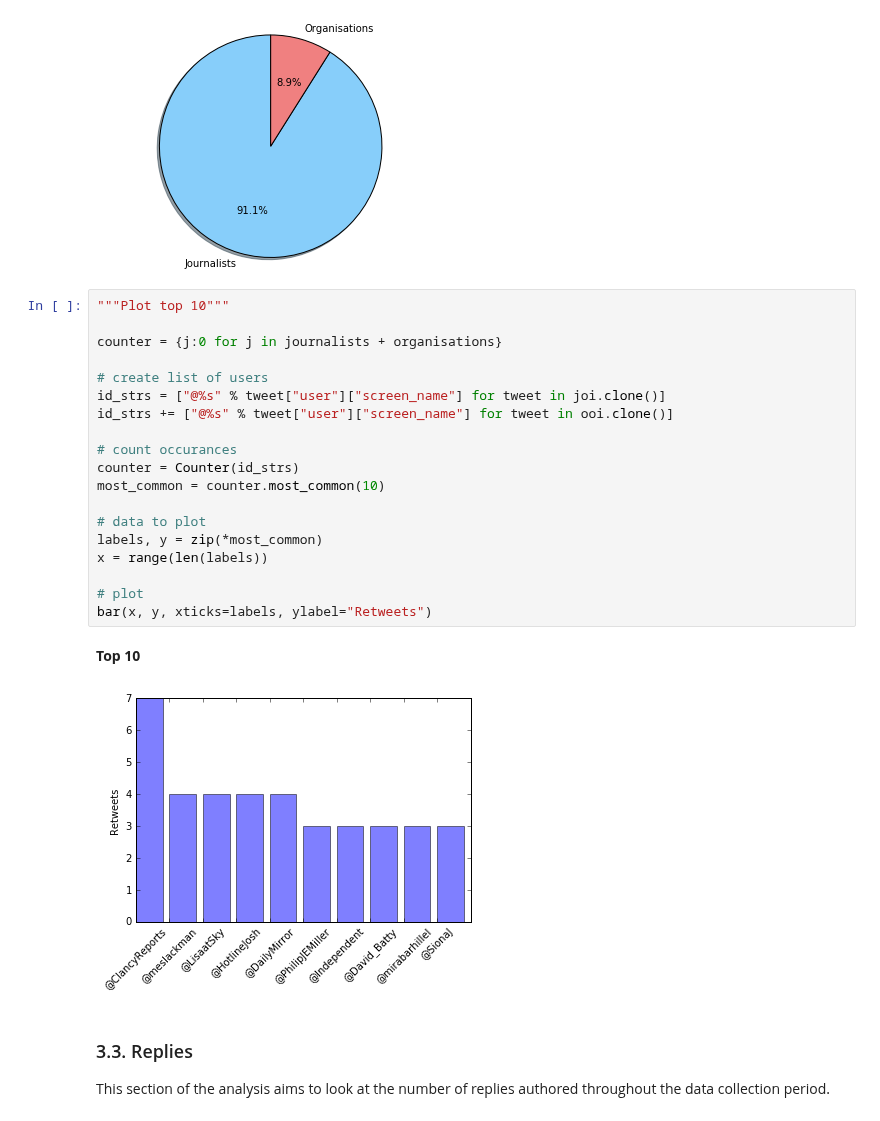
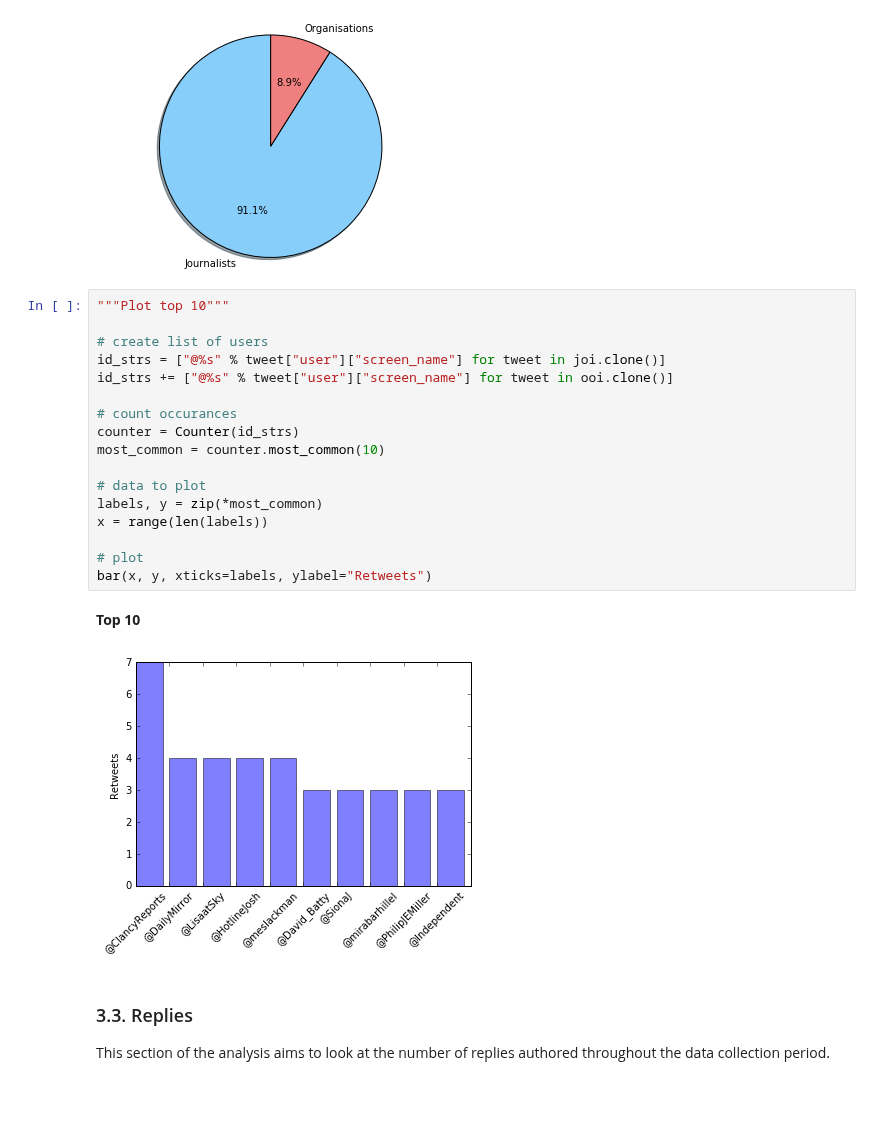
Before and after one commit to taylorrees/penemue, a Jupyter notebook: analysis.ipynb, the cells around one changed output. Saved outputs shown, nothing was run; the diff lists cells and outputs as text.

```diff
--- a/analysis.ipynb
+++ b/analysis.ipynb
@@ -215,26 +213,24 @@ pie(sizes, labels)
 [figure]
 # %%
 """Plot top 10"""
-
-counter = {j:0 for j in journalists + organisations}
 
 # create list of users
 id_strs = ["@%s" % tweet["user"]["screen_name"] for tweet in joi.clone()]
 id_strs += ["@%s" % tweet["user"]["screen_name"] for tweet in ooi.clone()]
 
 # count occurances
 counter = Counter(id_strs)
 most_common = counter.most_common(10)
 
 # data to plot
 labels, y = zip(*most_common)
 x = range(len(labels))
 
 # plot
 bar(x, y, xticks=labels, ylabel="Retweets")
 # %% [output]
 **Top 10**
-[figure, old version]
+[figure, new version]
 # %% [markdown]
 ### 3.3. Replies
 
```
Also changed, not shown: parts of 2 cells of this notebook.
